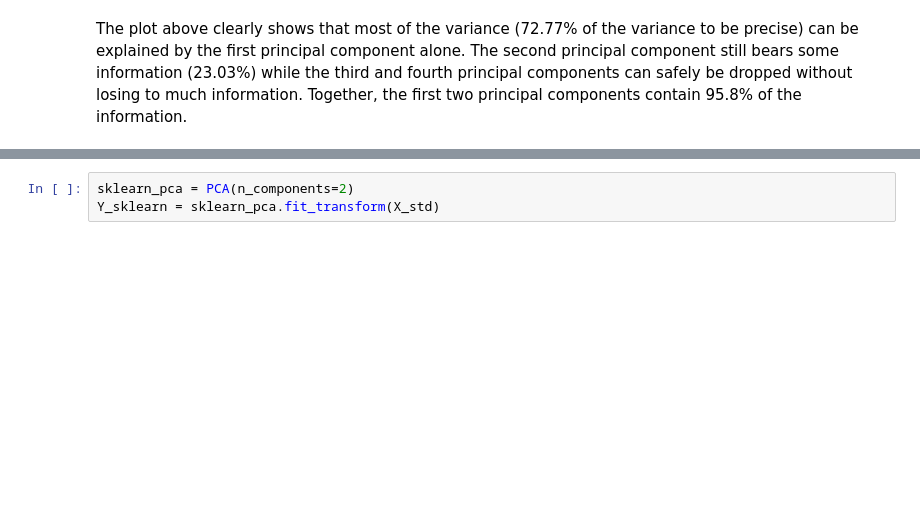
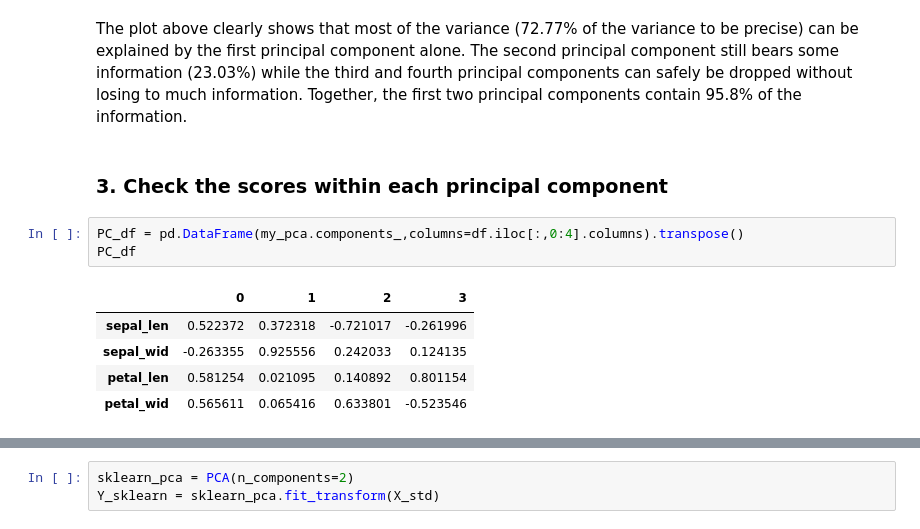
Before and after one commit to johnnychiuchiu/Machine-Learning, a Jupyter notebook: DimensionReduction/PrincipleComponentAnalysis/pca.ipynb, the cells around one changed output, grey strips where cells are left out. Saved outputs shown, nothing was run; the diff lists cells and outputs as text; blank space fills up the shorter version.

```diff
--- a/DimensionReduction/PrincipleComponentAnalysis/pca.ipynb
+++ b/DimensionReduction/PrincipleComponentAnalysis/pca.ipynb
@@ -269,2 +299,13 @@ with plt.style.context('seaborn-whitegrid'):
 # %% [markdown]
 The plot above clearly shows that most of the variance (72.77% of the variance to be precise) can be explained by the first principal component alone. The second principal component still bears some information (23.03%) while the third and fourth principal components can safely be dropped without losing to much information. Together, the first two principal components contain 95.8% of the information.
+# %% [markdown]
+### 3. Check the scores within each principal component
+# %%
+PC_df = pd.DataFrame(my_pca.components_,columns=df.iloc[:,0:4].columns).transpose()
+PC_df
+# %% [output]
+|  | 0 | 1 | 2 | 3 |
+| sepal_len | 0.522372 | 0.372318 | -0.721017 | -0.261996 |
+| sepal_wid | -0.263355 | 0.925556 | 0.242033 | 0.124135 |
+| petal_len | 0.581254 | 0.021095 | 0.140892 | 0.801154 |
+| petal_wid | 0.565611 | 0.065416 | 0.633801 | -0.523546 |
```
Also changed, not shown: parts of 12 cells of this notebook.
